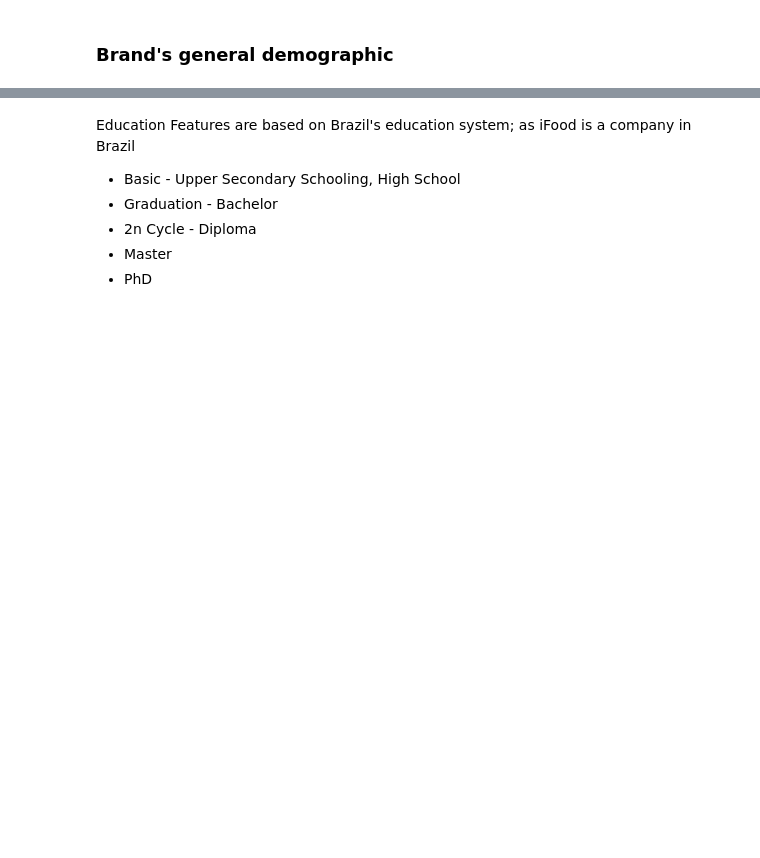
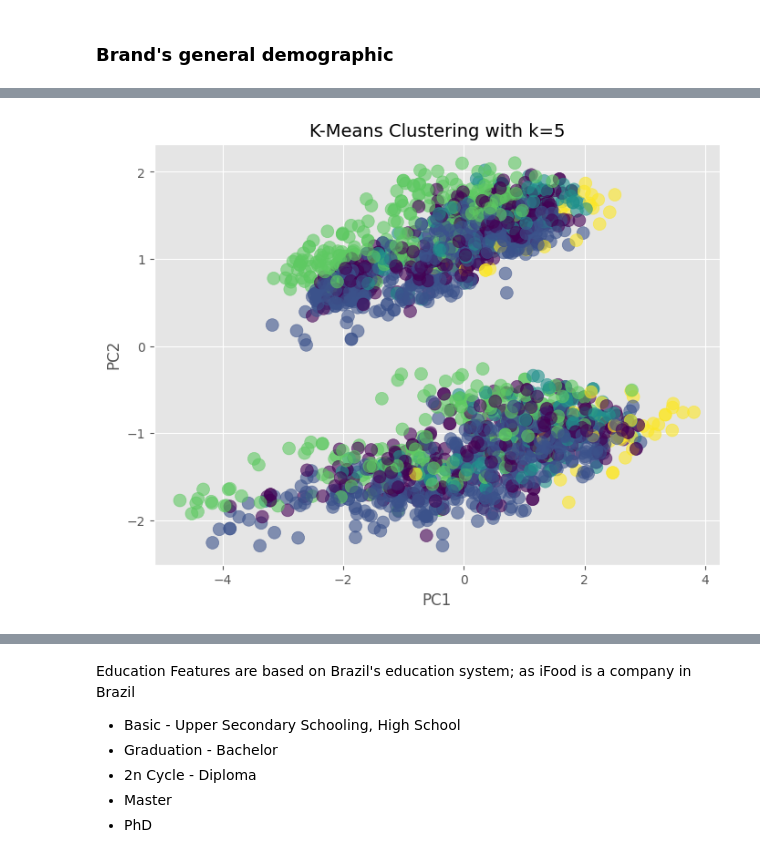
Before and after one commit to DottL/MarketingAnalysis, a Jupyter notebook: MarketingCampaignsAnalysis.ipynb, the cells around one changed output, grey strips where cells are left out. Drawn from its saved outputs; the diff is of its cells as text; code cells hidden in the pictures; blank space fills up the shorter version.

```diff
--- a/MarketingCampaignsAnalysis.ipynb
+++ b/MarketingCampaignsAnalysis.ipynb
@@ -236,0 +288,32 @@ for col in customer + products:
+# %%
+# Choosing the optimal_k based on the Elbow Method or Silhouette Score
+optimal_k = 5
+df = camp_data[general_features].copy()
+# K-Means Clustering with the optimal number of clusters
+kmeans = KMeans(n_clusters=optimal_k, random_state=42)
+df['Cluster'] = kmeans.fit_predict(X_scaled)
+
+# Dimensionality Reduction for Visualization using PCA
+pca = PCA(n_components=2) # two PC chosen for 2-D graph
+X_pca = pca.fit_transform(X_scaled)
+
+# Adding the PCA results to the df for plotting
+df['PCA1'] = X_pca[:, 0] #PC1
+df['PCA2'] = X_pca[:, 1] #PC2
+# %%
+# Scatter plot of the data points with PCA1 and PCA2 as axes
+plt.figure(figsize=(8, 6))
+plt.scatter(df['PCA1'], df['PCA2'], c=df['Cluster'], cmap='viridis', marker='o', s=100, alpha=0.6)
+
+# Adding labels and title
+plt.title(f'K-Means Clustering with k={optimal_k}', fontsize=14)
+plt.xlabel('PC1', fontsize=12)
+plt.ylabel('PC2', fontsize=12)
+
+# Displaying the colorbar for cluster labels
+# plt.colorbar(label='Cluster Label')
+
+# Display the plot
+plt.show()
+# %% [output]
+[figure, added]
```
Also changed, not shown: parts of 12 cells of this notebook.
